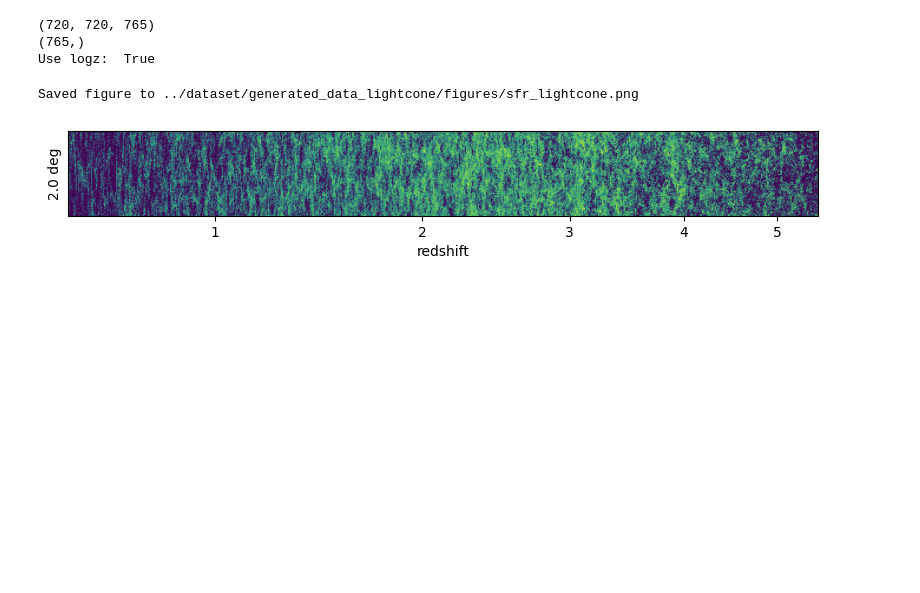
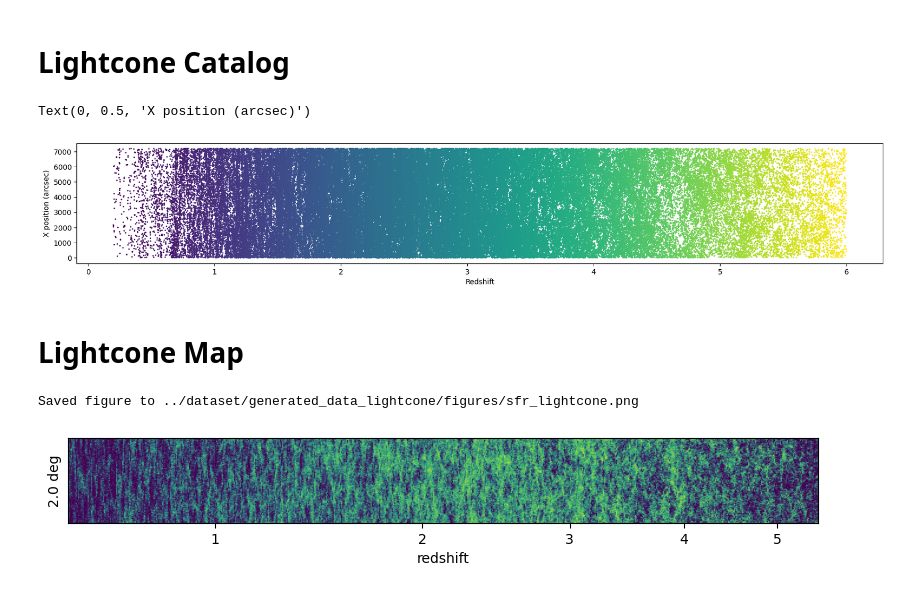
Before and after one commit to knmoriwaki/cosmoglint, a Jupyter notebook: scripts_lightcone/plot_lightcone.ipynb, the cells around one changed output. Saved outputs shown, nothing was run; the diff lists cells and outputs as text; code cells hidden in the pictures; blank space fills up the shorter version.

```diff
--- a/scripts_lightcone/plot_lightcone.ipynb
+++ b/scripts_lightcone/plot_lightcone.ipynb
@@ -38,32 +38,35 @@ def my_savefig(fsave):
         plt.tight_layout()
         plt.savefig(fsave, dpi=300, bbox_inches="tight")
         print("Saved figure to", fsave)
-# %%
-path = "{}/pinocchio.run1.7200sec_zmin0.2_zmax6.0_dz0.005.h5".format(base_dir)
-path = "{}/pinocchio.run1.7200sec_zmin0.2_zmax6.0_dz0.0010.h5".format(base_dir)
-with h5py.File(path, "r") as f:
-    attrs = dict(f.attrs)
-    data = f["/SFR"][:]
-
-side_length = attrs["side_length"]
-zmin = attrs["redshift_min"]
-zmax = attrs["redshift_max"]
-use_logz = attrs["use_logz"]
-dz = attrs["dz"]
-
-if use_logz:
-    log_redshifts = np.arange(np.log10(zmin+1), np.log10(zmax+1), dz)
-    redshifts = 10**log_redshifts - 1
-    dredshifts = redshifts[1:] - redshifts[:-1]
-    redshifts = redshifts[:data.shape[-1]]
-
-else:
-    redshifts = np.arange(zmin, zmax, dz)
-
-print(data.shape)
-print(redshifts.shape)
-print("Use logz: ", use_logz)
-# %% [output]
-(720, 720, 765)
-(765,)
-Use logz:  True
+# %% [markdown]
+# Lightcone Catalog
+# %%
+path = "{}/pinocchio.catalog.run1.7200sec_zmin0.2_zmax6.0.h5".format(base_dir)
+
+with h5py.File(path, "r") as f:
+    attrs = dict(f.attrs)
+    pos = f["/Positions"][:]
+    redshift = f["/Redshifts"][:]
+    sfr = f["/SFR"][:]
+
+side_length = attrs["side_length"]
+zmin = attrs["redshift_min"]
+zmax = attrs["redshift_max"]
+
+side_length = 7200
+dz = 0.01
+
+mask = (sfr > 1) & (pos[:,0] > 0) & (pos[:,0] < side_length) & (pos[:,1] > 0) & (pos[:,1] < side_length)
+pos = pos[mask]
+redshift = redshift[mask]
+sfr = sfr[mask]
+
+plt.figure(figsize=(20, 3))
+plt.scatter(pos[:, 2], pos[:, 0], c=redshift, s=1, cmap="viridis", vmin=zmin, vmax=zmax)
+plt.xlabel("Redshift")
+plt.ylabel("X position (arcsec)")
+# %% [output]
+Text(0, 0.5, 'X position (arcsec)')
+[figure, added]
+# %% [markdown]
+# Lightcone Map
```
Also changed, not shown: parts of 1 cell of this notebook, 11 other files.
